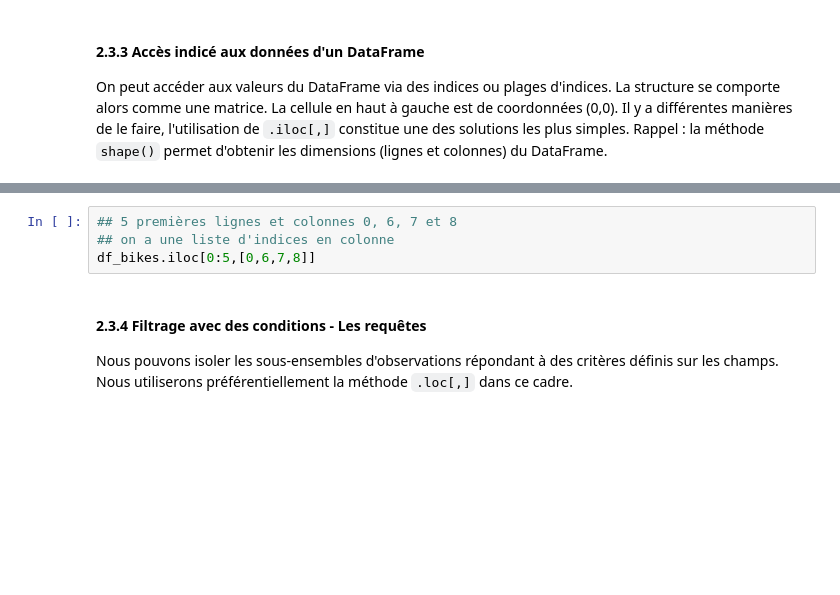
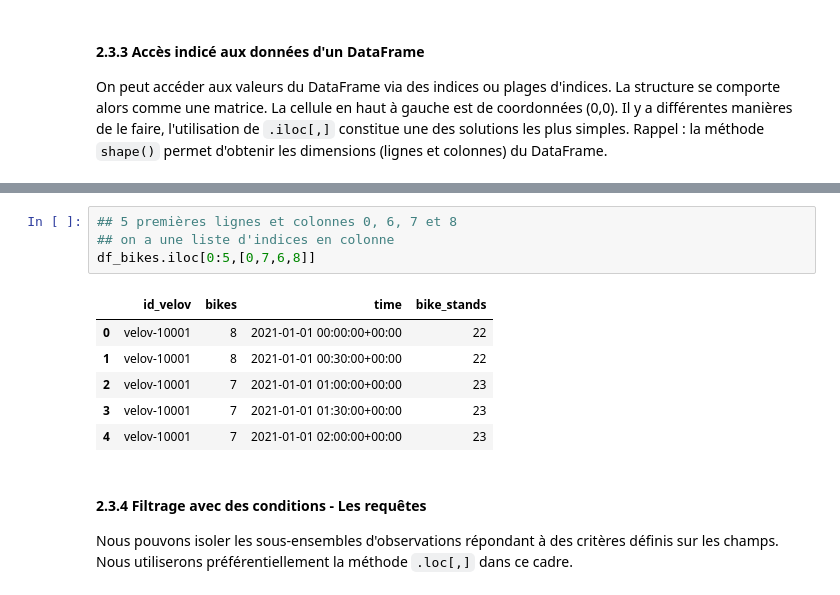
Before and after one commit to bcahier/M2_geonum_python, a Jupyter notebook: notebooks/01.velov-data-exploration.ipynb, the cells around one changed output, grey strips where cells are left out. Saved outputs shown, nothing was run; the diff lists cells and outputs as text; blank space fills up the shorter version.

```diff
--- a/notebooks/01.velov-data-exploration.ipynb
+++ b/notebooks/01.velov-data-exploration.ipynb
@@ -226,7 +465,14 @@ df_bikes.iloc[-5:,:]
 # %%
 ## 5 premières lignes et colonnes 0, 6, 7 et 8
 ## on a une liste d'indices en colonne
-df_bikes.iloc[0:5,[0,6,7,8]]
+df_bikes.iloc[0:5,[0,7,6,8]]
+# %% [output]
+|  | id_velov | bikes | time | bike_stands |
+| 0 | velov-10001 | 8 | 2021-01-01 00:00:00+00:00 | 22 |
+| 1 | velov-10001 | 8 | 2021-01-01 00:30:00+00:00 | 22 |
+| 2 | velov-10001 | 7 | 2021-01-01 01:00:00+00:00 | 23 |
+| 3 | velov-10001 | 7 | 2021-01-01 01:30:00+00:00 | 23 |
+| 4 | velov-10001 | 7 | 2021-01-01 02:00:00+00:00 | 23 |
 # %% [markdown]
 #### 2.3.4 Filtrage avec des conditions - Les requêtes
 
```
Also changed, not shown: parts of 45 cells of this notebook, 3 other files.
